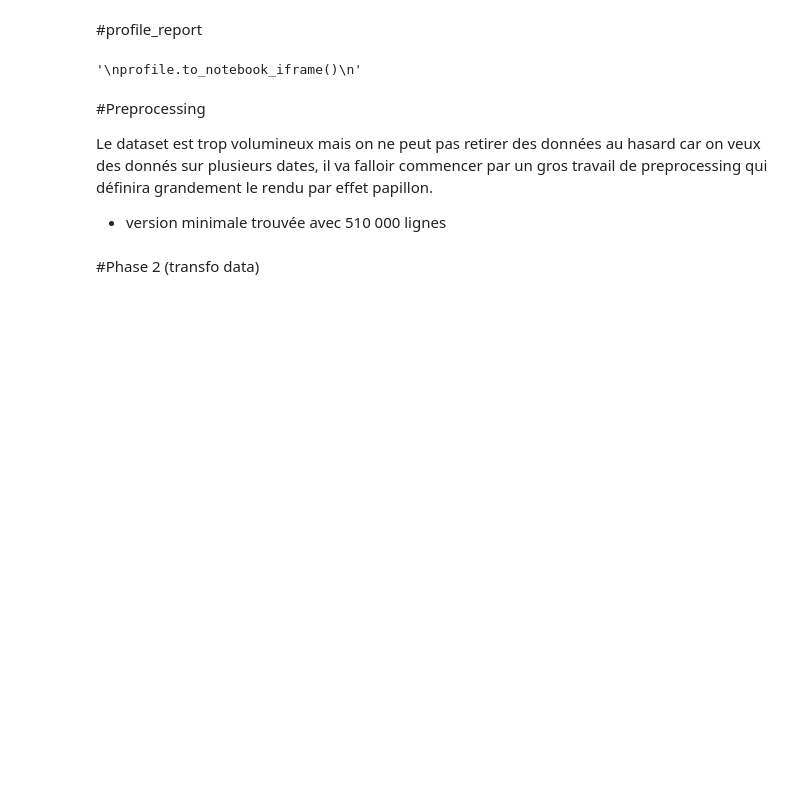
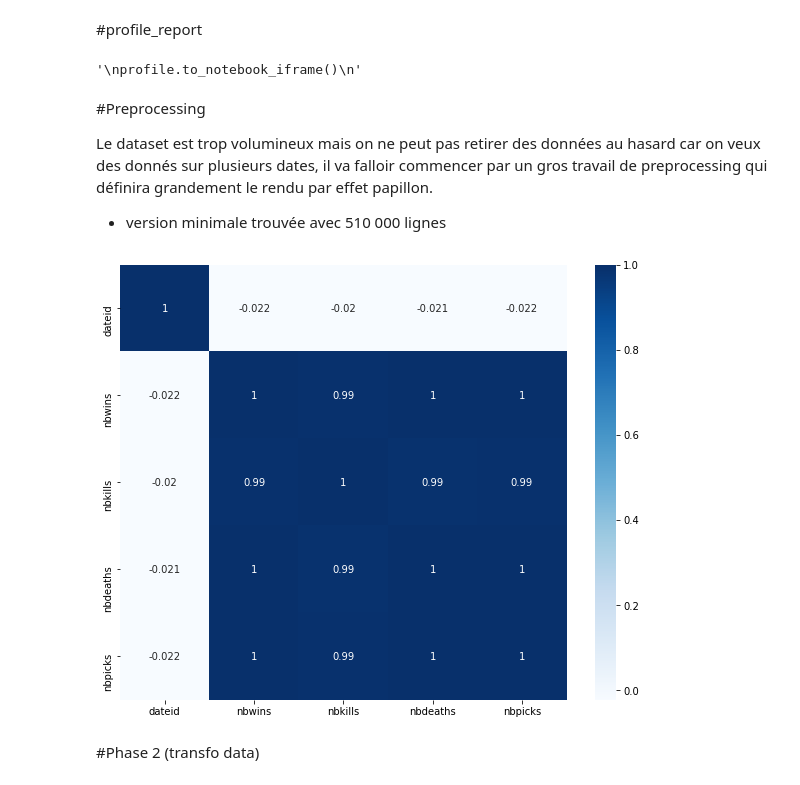
Before and after one commit to frag30041997/jupyter-one, a Jupyter notebook: TP_final_ML_rainbow6.ipynb, the cells around one changed output. Saved outputs shown, nothing was run; the diff lists cells and outputs as text; code cells hidden in the pictures; blank space fills up the shorter version.

```diff
--- a/TP_final_ML_rainbow6.ipynb
+++ b/TP_final_ML_rainbow6.ipynb
@@ -144,6 +140,12 @@ profile.to_notebook_iframe()
 
 Le dataset est trop volumineux mais on ne peut pas retirer des données au hasard car on veux des donnés sur plusieurs dates, il va falloir commencer par un gros travail de preprocessing qui définira grandement le rendu par effet papillon.
 - version minimale trouvée avec 510 000 lignes
+# %%
+df_rainb1 = pd.read_csv('/content/drive/My Drive/Colab Notebooks/datasets/S5_operators.csv',sep=';', encoding="ISO-8859-1",engine='python')
+plt.figure(figsize = (10,8))
+heat = sns.heatmap(df_rainb1.corr(),annot=True,cmap="Blues")
+# %% [output]
+[figure, added]
 # %% [markdown]
 #Phase 2 (transfo data)
 # %%
```
Also changed, not shown: parts of 28 cells of this notebook.
